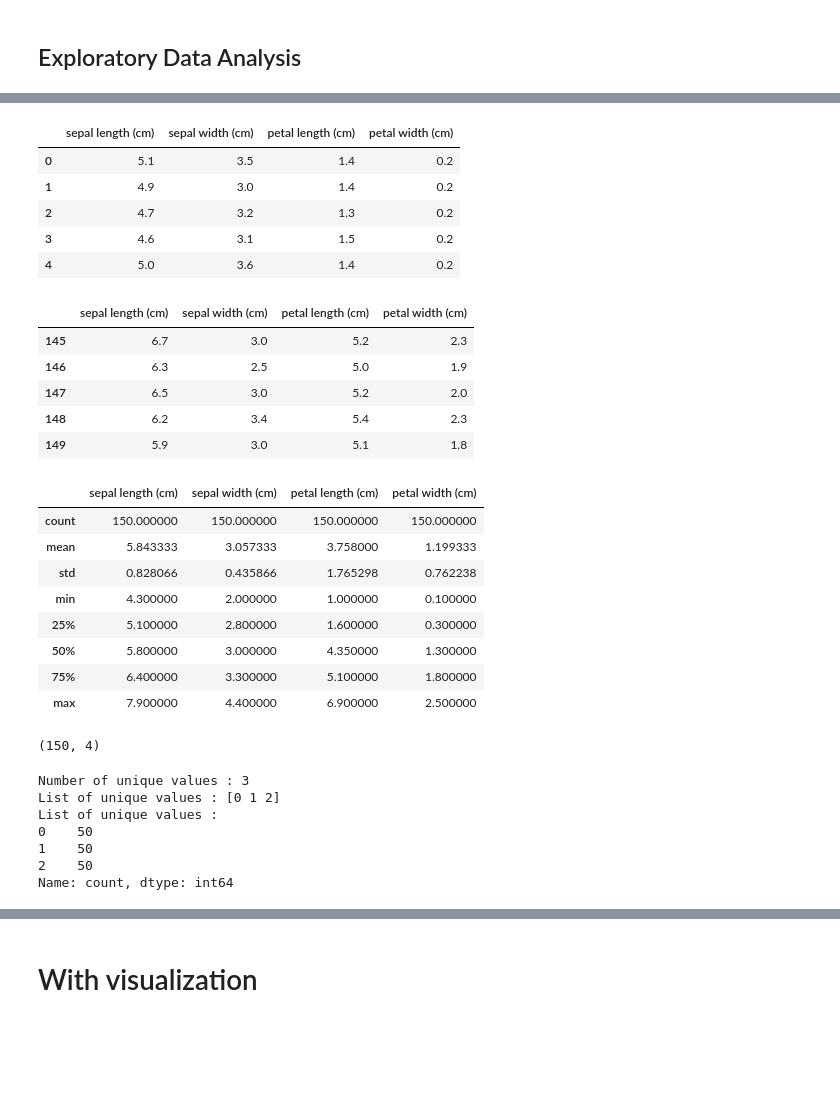
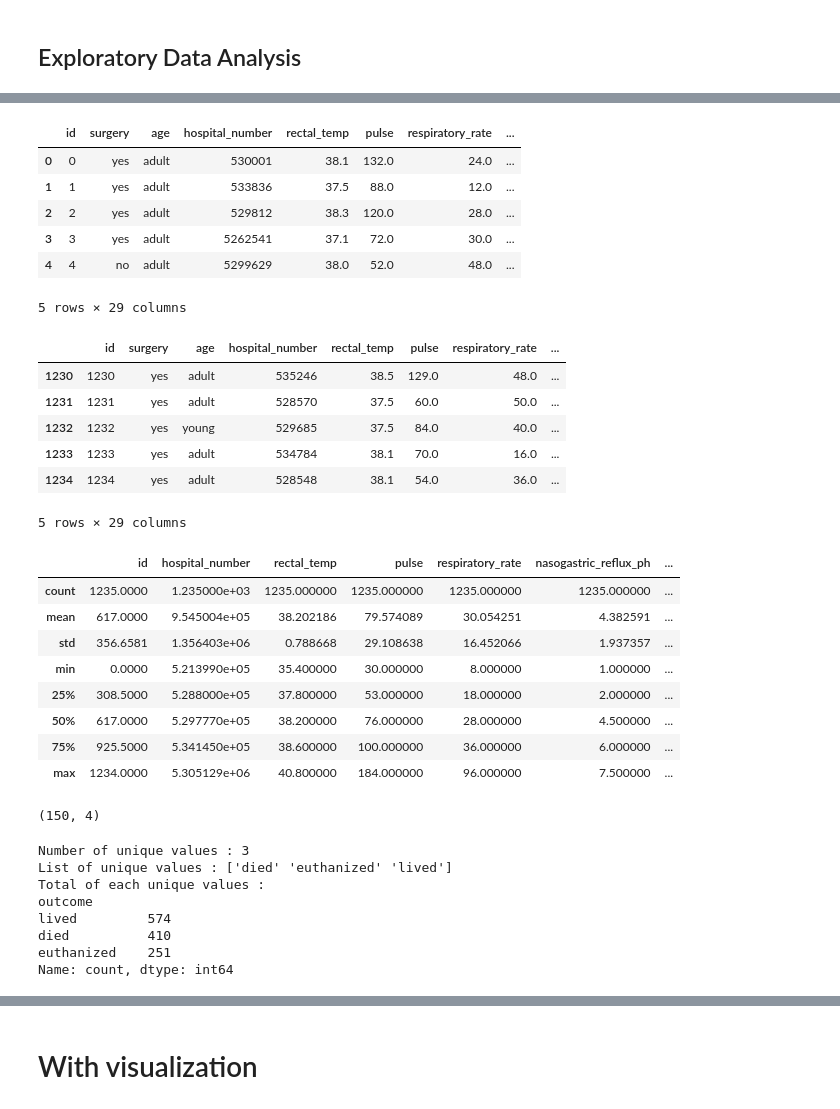
Before and after one commit to dhiiil/BCC-Prepocessing-n-EDA, a Jupyter notebook: Exploratory.ipynb, the cells around one changed output, grey strips where cells are left out. Drawn from its saved outputs; the diff is of its cells as text; code cells hidden in the pictures; blank space fills up the shorter version.

```diff
--- a/Exploratory.ipynb
+++ b/Exploratory.ipynb
@@ -42 +29,4 @@ df_iris = pd.DataFrame(data=feature, columns=feature_names)
+# %%
+# load data quda
+horse_health_data = pd.read_csv("predict-horses-health.csv")
 # %% [markdown]
@@ -44,35 +55,37 @@ df_iris = pd.DataFrame(data=feature, columns=feature_names)
 # %%
 # Melihat 5 data teratas
-df_iris.head(5)
+horse_health_data.head(5)
 # %% [output]
-|  | sepal length (cm) | sepal width (cm) | petal length (cm) | petal width (cm) |
-| 0 | 5.1 | 3.5 | 1.4 | 0.2 |
-| 1 | 4.9 | 3.0 | 1.4 | 0.2 |
-| 2 | 4.7 | 3.2 | 1.3 | 0.2 |
-| 3 | 4.6 | 3.1 | 1.5 | 0.2 |
-| 4 | 5.0 | 3.6 | 1.4 | 0.2 |
+|  | id | surgery | age | hospital_number | rectal_temp | pulse | respiratory_rate | ... |
+| 0 | 0 | yes | adult | 530001 | 38.1 | 132.0 | 24.0 | ... |
+| 1 | 1 | yes | adult | 533836 | 37.5 | 88.0 | 12.0 | ... |
+| 2 | 2 | yes | adult | 529812 | 38.3 | 120.0 | 28.0 | ... |
+| 3 | 3 | yes | adult | 5262541 | 37.1 | 72.0 | 30.0 | ... |
+| 4 | 4 | no | adult | 5299629 | 38.0 | 52.0 | 48.0 | ... |
+5 rows × 29 columns
 # %%
 # Melihat 5 data terbawah
-df_iris.tail(5)
+horse_health_data.tail(5)
 # %% [output]
-|  | sepal length (cm) | sepal width (cm) | petal length (cm) | petal width (cm) |
-| 145 | 6.7 | 3.0 | 5.2 | 2.3 |
-| 146 | 6.3 | 2.5 | 5.0 | 1.9 |
-| 147 | 6.5 | 3.0 | 5.2 | 2.0 |
-| 148 | 6.2 | 3.4 | 5.4 | 2.3 |
-| 149 | 5.9 | 3.0 | 5.1 | 1.8 |
+|  | id | surgery | age | hospital_number | rectal_temp | pulse | respiratory_rate | ... |
+| 1230 | 1230 | yes | adult | 535246 | 38.5 | 129.0 | 48.0 | ... |
+| 1231 | 1231 | yes | adult | 528570 | 37.5 | 60.0 | 50.0 | ... |
+| 1232 | 1232 | yes | young | 529685 | 37.5 | 84.0 | 40.0 | ... |
+| 1233 | 1233 | yes | adult | 534784 | 38.1 | 70.0 | 16.0 | ... |
+| 1234 | 1234 | yes | adult | 528548 | 38.1 | 54.0 | 36.0 | ... |
+5 rows × 29 columns
 # %%
 # Simple Descriptive Statistics
-df_iris.describe()
+horse_health_data.describe()
 # %% [output]
-|  | sepal length (cm) | sepal width (cm) | petal length (cm) | petal width (cm) |
-| count | 150.000000 | 150.000000 | 150.000000 | 150.000000 |
-| mean | 5.843333 | 3.057333 | 3.758000 | 1.199333 |
-| std | 0.828066 | 0.435866 | 1.765298 | 0.762238 |
-| min | 4.300000 | 2.000000 | 1.000000 | 0.100000 |
-| 25% | 5.100000 | 2.800000 | 1.600000 | 0.300000 |
-| 50% | 5.800000 | 3.000000 | 4.350000 | 1.300000 |
-| 75% | 6.400000 | 3.300000 | 5.100000 | 1.800000 |
-| max | 7.900000 | 4.400000 | 6.900000 | 2.500000 |
+|  | id | hospital_number | rectal_temp | pulse | respiratory_rate | nasogastric_reflux_ph | ... |
+| count | 1235.0000 | 1.235000e+03 | 1235.000000 | 1235.000000 | 1235.000000 | 1235.000000 | ... |
+| mean | 617.0000 | 9.545004e+05 | 38.202186 | 79.574089 | 30.054251 | 4.382591 | ... |
+| std | 356.6581 | 1.356403e+06 | 0.788668 | 29.108638 | 16.452066 | 1.937357 | ... |
+| min | 0.0000 | 5.213990e+05 | 35.400000 | 30.000000 | 8.000000 | 1.000000 | ... |
+| 25% | 308.5000 | 5.288000e+05 | 37.800000 | 53.000000 | 18.000000 | 2.000000 | ... |
+| 50% | 617.0000 | 5.297770e+05 | 38.200000 | 76.000000 | 28.000000 | 4.500000 | ... |
+| 75% | 925.5000 | 5.341450e+05 | 38.600000 | 100.000000 | 36.000000 | 6.000000 | ... |
+| max | 1234.0000 | 5.305129e+06 | 40.800000 | 184.000000 | 96.000000 | 7.500000 | ... |
 # %%
 # Data Shape
@@ -81,14 +94,16 @@ df_iris.shape
 (150, 4)
 # %%
 # Unique
+label = horse_health_data["outcome"]
 print(f"Number of unique values : {label.nunique()}")
 print(f"List of unique values : {label.unique()}")
 print(f"Total of each unique values :\n{label.value_counts()}")
 # %% [output]
 Number of unique values : 3
-List of unique values : [0 1 2]
-List of unique values :
-0    50
-1    50
-2    50
+List of unique values : ['died' 'euthanized' 'lived']
+Total of each unique values :
+outcome
+lived         574
+died          410
+euthanized    251
 Name: count, dtype: int64
```
Also changed, not shown: parts of 29 cells of this notebook, 2 other files.
